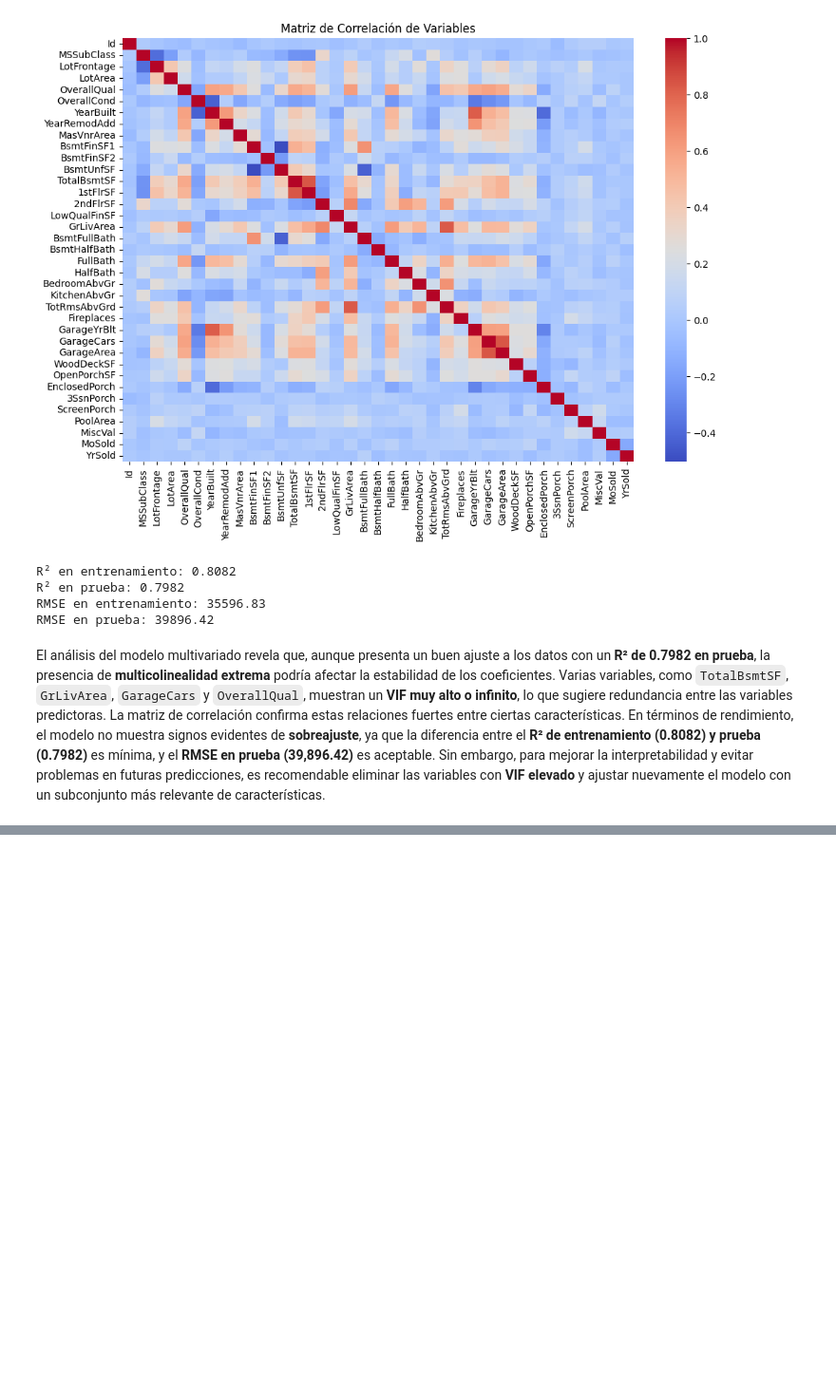
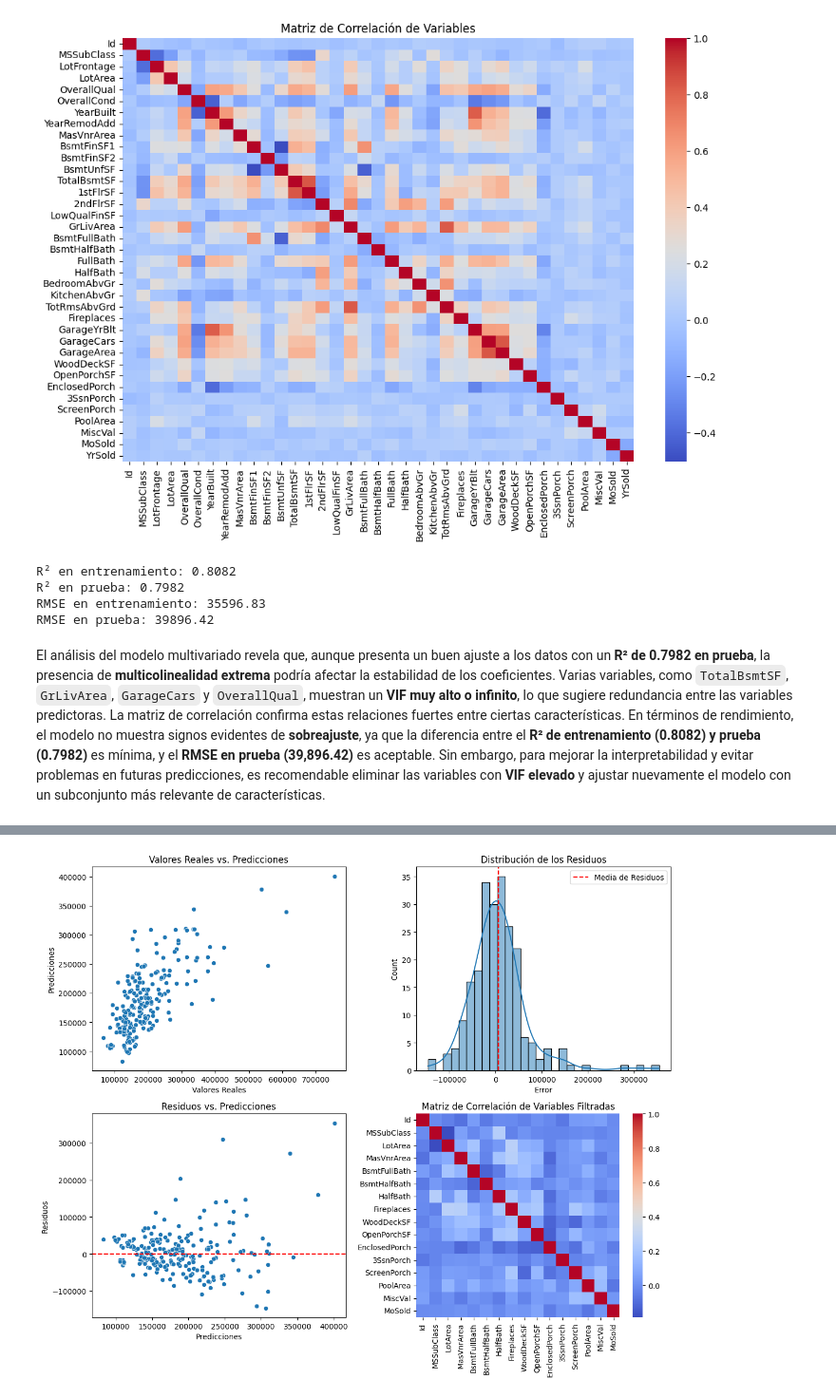
Before and after one commit to michellemej22596/HT3-MineriaDeDatos, a Jupyter notebook: Analisis7-10.ipynb, the cells around one changed output, grey strips where cells are left out. Shown at 95% size. Drawn from its saved outputs; the diff is of its cells as text; code cells hidden in the pictures; blank space fills up the shorter version.

```diff
--- a/analisis.ipynb
+++ b/Analisis7-10.ipynb
@@ -305,0 +311,100 @@ El análisis del modelo multivariado revela que, aunque presenta un buen ajuste
+# %%
+# Importar bibliotecas necesarias
+import pandas as pd
+import numpy as np
+import matplotlib.pyplot as plt
+import seaborn as sns
+from sklearn.model_selection import train_test_split
+from sklearn.linear_model import LinearRegression
+from sklearn.metrics import mean_absolute_error, mean_squared_error, r2_score
+from statsmodels.stats.outliers_influence import variance_inflation_factor
+import statsmodels.api as sm
+
+# Cargar el dataset
+df = pd.read_csv("dataset/train.csv")
+
+# Seleccionar solo variables numéricas y eliminar valores nulos
+df_numeric = df.select_dtypes(include=['int64', 'float64']).dropna()
+
+# Separar variables predictoras y variable objetivo
+X = df_numeric.drop(columns=['SalePrice'])  # Variables predictoras
+y = df_numeric['SalePrice']  # Variable objetivo
+
+# Calcular el VIF para detectar multicolinealidad
+def calcular_vif(df):
+    vif_data = pd.DataFrame()
+    vif_data["Variable"] = df.columns
+    vif_data["VIF"] = [variance_inflation_factor(df.values, i) for i in range(len(df.columns))]
+    return vif_data
+
+vif_df = calcular_vif(X)
+
+# Filtrar variables con VIF aceptable (VIF < 10)
+variables_filtradas = vif_df[vif_df["VIF"] < 10]["Variable"].tolist()
+X_filtrado = X[variables_filtradas]
+
+# Dividir en conjunto de entrenamiento (80%) y prueba (20%)
+X_train, X_test, y_train, y_test = train_test_split(X_filtrado, y, test_size=0.2, random_state=42)
+
+# Crear y entrenar el nuevo modelo de regresión lineal múltiple
+model = LinearRegression()
+model.fit(X_train, y_train)
+
+# Hacer predicciones en el conjunto de prueba
+y_pred = model.predict(X_test)
+
+# Evaluar el nuevo modelo
+mae = mean_absolute_error(y_test, y_pred)
+mse = mean_squared_error(y_test, y_pred)
+rmse = np.sqrt(mse)
+r2_train = model.score(X_train, y_train)
+r2_test = model.score(X_test, y_test)
+
+# Análisis de residuos
+residuos = y_test - y_pred
+
+# Crear gráficos
+fig, axs = plt.subplots(2, 2, figsize=(12, 10))
+
+# Gráfico de dispersión: Predicciones vs. Valores Reales
+sns.scatterplot(x=y_test, y=y_pred, ax=axs[0, 0])
+axs[0, 0].set_xlabel("Valores Reales")
+axs[0, 0].set_ylabel("Predicciones")
+axs[0, 0].set_title("Valores Reales vs. Predicciones")
+
+# Histograma de residuos
+sns.histplot(residuos, bins=30, kde=True, ax=axs[0, 1])
+axs[0, 1].axvline(residuos.mean(), color='red', linestyle='dashed', label="Media de Residuos")
+axs[0, 1].set_xlabel("Error")
+axs[0, 1].set_title("Distribución de los Residuos")
+axs[0, 1].legend()
+
+# Gráfico de residuos vs. predicciones
+sns.scatterplot(x=y_pred, y=residuos, ax=axs[1, 0])
+axs[1, 0].axhline(0, color='red', linestyle='dashed')
+axs[1, 0].set_xlabel("Predicciones")
+axs[1, 0].set_ylabel("Residuos")
+axs[1, 0].set_title("Residuos vs. Predicciones")
+
+# Matriz de correlación de las variables finales
+sns.heatmap(X_train.corr(), cmap="coolwarm", annot=False, ax=axs[1, 1])
+axs[1, 1].set_title("Matriz de Correlación de Variables Filtradas")
+
+plt.tight_layout()
+plt.show()
+
+# Mostrar evaluación del modelo corregido
+model_evaluation = {
+    "MAE (Error Absoluto Medio)": mae,
+    "MSE (Error Cuadrático Medio)": mse,
+    "RMSE (Raíz del Error Cuadrático Medio)": rmse,
+    "R² en entrenamiento": r2_train,
+    "R² en prueba": r2_test
+}
+
+# Imprimir resultados en consola
+print("Evaluación del Modelo Corregido:")
+for metric, value in model_evaluation.items():
+    print(f"{metric}: {value:.4f}")
+# %% [output]
+[figure, added]
```
Also changed, not shown: parts of 3 cells of this notebook.
